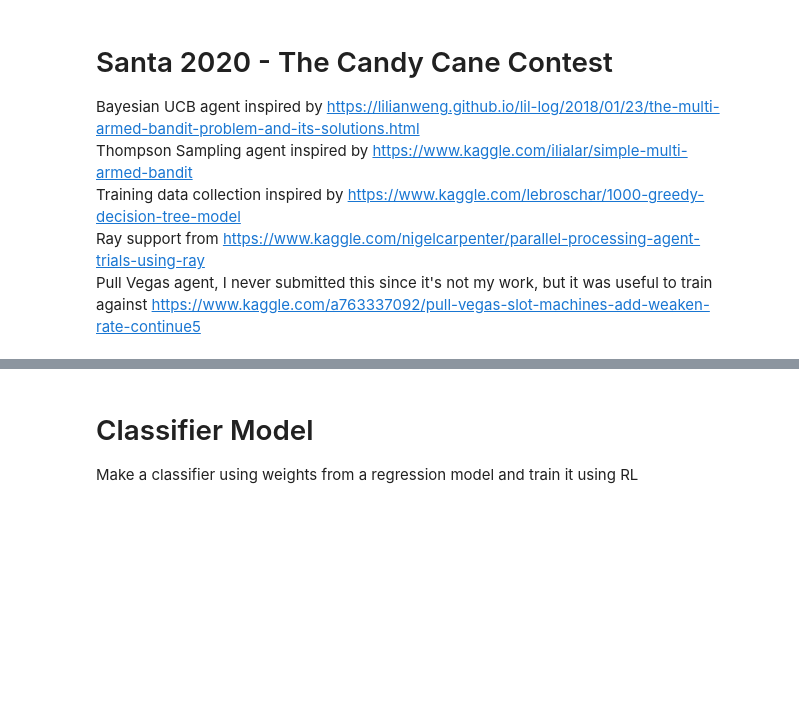
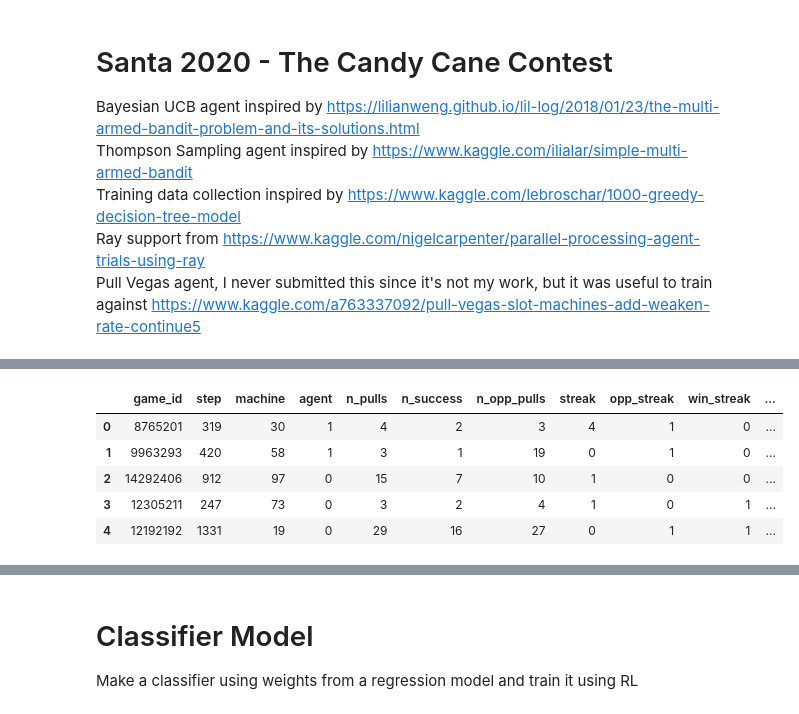
Before and after one commit to TheoKanning/kaggle-2020-multi-armed-bandit, a Jupyter notebook: multi-armed-bandit.ipynb, the cells around one changed output, grey strips where cells are left out. Saved outputs shown, nothing was run; the diff lists cells and outputs as text; code cells hidden in the pictures; blank space fills up the shorter version.

```diff
--- a/multi-armed-bandit.ipynb
+++ b/multi-armed-bandit.ipynb
@@ -305,0 +57,13 @@ print(np.sqrt(mean_squared_error((y_pred_nn+y_pred_dtr)/2, y)))
+# %%
+%%time
+
+data = pd.read_parquet('training_data/data.parquet')
+print(f"\nLoaded {data.shape[0]} training rows")
+
+# shuffle training data
+data = data.sample(frac=1).reset_index(drop=True)
+
+X = data[['step', 'n_pulls', 'n_success', 'n_opp_pulls', 'streak', 'win_streak', 'opp_streak']]
+y = data['threshold']
+data.head()
+# %% [output]
@@ -305,0 +73,6 @@ print(np.sqrt(mean_squared_error((y_pred_nn+y_pred_dtr)/2, y)))
+|  | game_id | step | machine | agent | n_pulls | n_success | n_opp_pulls | streak | opp_streak | win_streak | ... |
+| 0 | 8765201 | 319 | 30 | 1 | 4 | 2 | 3 | 4 | 1 | 0 | ... |
+| 1 | 9963293 | 420 | 58 | 1 | 3 | 1 | 19 | 0 | 1 | 0 | ... |
+| 2 | 14292406 | 912 | 97 | 0 | 15 | 7 | 10 | 1 | 0 | 0 | ... |
+| 3 | 12305211 | 247 | 73 | 0 | 3 | 2 | 4 | 1 | 0 | 1 | ... |
+| 4 | 12192192 | 1331 | 19 | 0 | 29 | 16 | 27 | 0 | 1 | 1 | ... |
```
Also changed, not shown: parts of 63 cells of this notebook, 8 other files.
